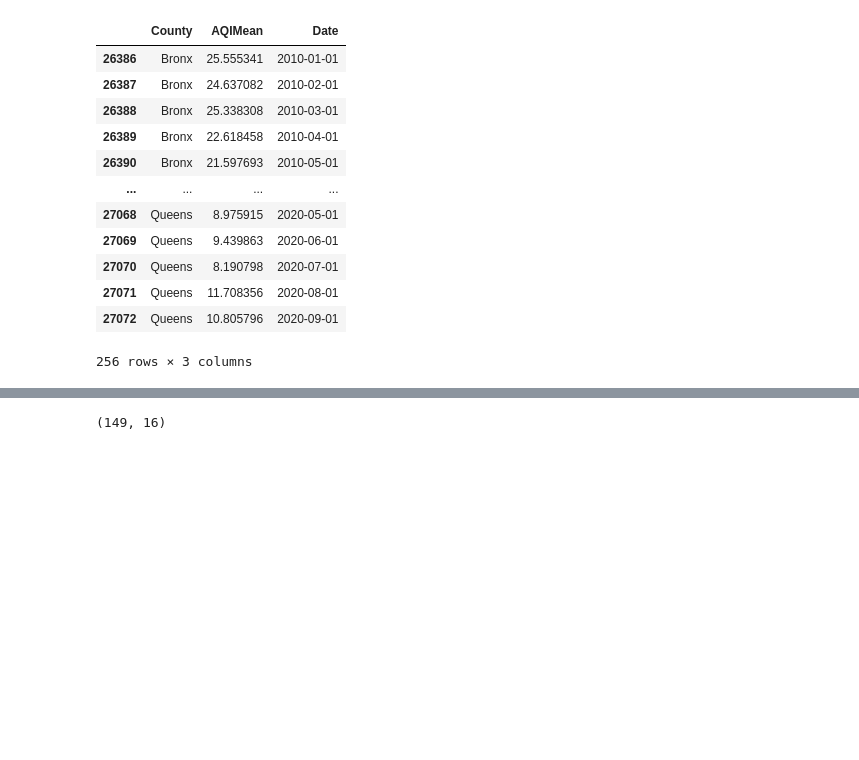
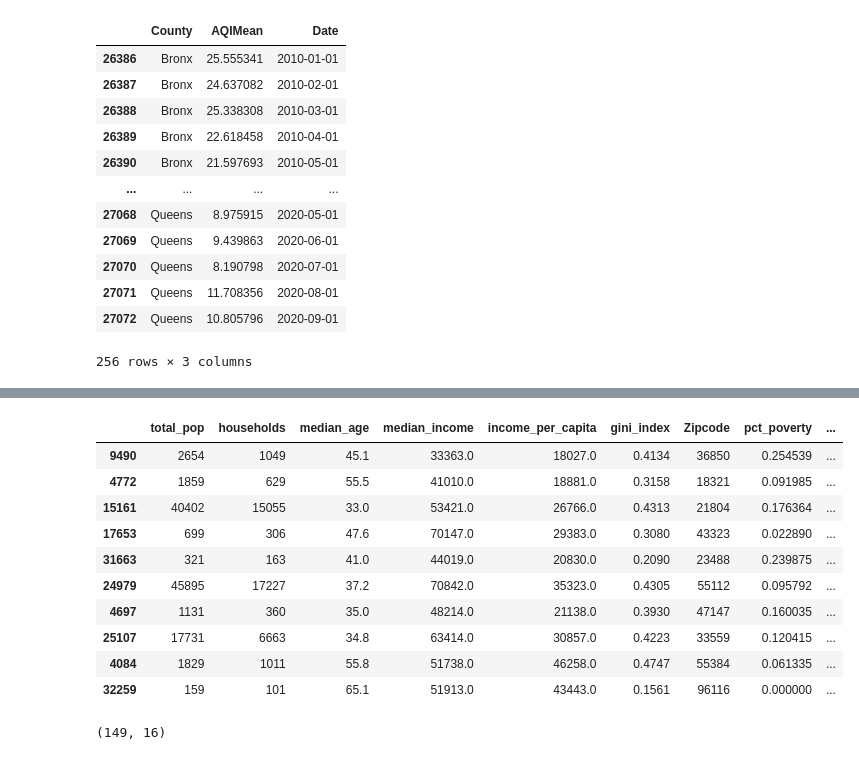
Before and after one commit to EugeniaDickson/zillow_rent_index, a Jupyter notebook: casey/pipeline-execution-test.ipynb, the cells around one changed output, grey strips where cells are left out. Cells and saved outputs as stored; diff of their text form; code cells hidden in the pictures; blank space fills up the shorter version.

Commit message:
census feature engineering

```diff
--- a/casey/pipeline-execution-test.ipynb
+++ b/casey/pipeline-execution-test.ipynb
@@ -164,5 +184,5 @@ df = df.merge(nyc_persinc, 'left', on ='Year')
 # %%
-acs = nyc_census[['do_date','total_pop','households','median_age','median_income','income_per_capita','pop_determined_poverty_status',
+acs = census_data[['do_date','total_pop','households','median_age','median_income','income_per_capita','pop_determined_poverty_status',
                   'poverty','gini_index','housing_units','different_house_year_ago_different_city','different_house_year_ago_same_city',
-                  'aggregate_travel_time_to_work','bachelors_degree','employed_pop','unemployed_pop',
+                  'pop_in_labor_force','aggregate_travel_time_to_work','bachelors_degree','employed_pop','unemployed_pop',
                   'employed_arts_entertainment_recreation_accommodation_food','Zipcode']].copy()
@@ -173,14 +191,26 @@ acs.drop(['poverty','pop_determined_poverty_status'],axis=1,inplace=True)
 # %%
+# pct poverty
+acs['pct_poverty'] = acs['poverty']/acs['pop_determined_poverty_status']
+acs.drop(['poverty','pop_determined_poverty_status'],axis=1,inplace=True)
+
+# estimated number of homes for each household (scarse? or many available?)
 acs['housing_availability'] = acs['housing_units']/acs['households']
+# estimated number of people per household
 acs['home_density'] = acs['total_pop']/acs['households']
 
-acs['pct_employed'] = acs['employed_pop']/acs['total_pop']
+acs['pct_employed'] = acs['employed_pop']/acs['pop_in_labor_force']
 acs['pct_jobs_nightlife'] = acs['employed_arts_entertainment_recreation_accommodation_food']/acs['employed_pop']
-acs['pct_unemployed'] = acs['unemployed_pop']/acs['total_pop']
+acs['pct_unemployed'] = acs['unemployed_pop']/acs['pop_in_labor_force']
 
+# have moved from somewhere else in the same city
 acs['move_within_city'] = acs['different_house_year_ago_same_city']/acs['total_pop']
+# have moved to this city from a new city
 acs['move_new_city'] = acs['different_house_year_ago_different_city']/acs['total_pop']
 acs['avg_commute_time'] = acs['aggregate_travel_time_to_work'] / acs['employed_pop']
 
-acs.drop(['housing_units','employed_pop','employed_arts_entertainment_recreation_accommodation_food','unemployed_pop'],axis=1,inplace=True)
-acs.drop(['different_house_year_ago_same_city','different_house_year_ago_different_city','aggregate_travel_time_to_work'],axis=1,inplace=True)
+acs.drop(['pop_in_labor_force','housing_units','employed_pop','employed_arts_entertainment_recreation_accommodation_food','unemployed_pop',
+          'different_house_year_ago_same_city','different_house_year_ago_different_city','aggregate_travel_time_to_work'],axis=1,inplace=True)
+
+# percent of population w/ bachelors degree
+acs['pct_college'] = acs['bachelors_degree'] / acs['total_pop']
+acs.drop('bachelors_degree',axis=1,inplace=True)
@@ -190,3 +217,17 @@ acs.drop('bachelors_degree',axis=1,inplace=True)
+# %%
+acs.sample(10)
+# %% [output]
+|  | total_pop | households | median_age | median_income | income_per_capita | gini_index | Zipcode | pct_poverty | ... |
+| 9490 | 2654 | 1049 | 45.1 | 33363.0 | 18027.0 | 0.4134 | 36850 | 0.254539 | ... |
+| 4772 | 1859 | 629 | 55.5 | 41010.0 | 18881.0 | 0.3158 | 18321 | 0.091985 | ... |
+| 15161 | 40402 | 15055 | 33.0 | 53421.0 | 26766.0 | 0.4313 | 21804 | 0.176364 | ... |
+| 17653 | 699 | 306 | 47.6 | 70147.0 | 29383.0 | 0.3080 | 43323 | 0.022890 | ... |
+| 31663 | 321 | 163 | 41.0 | 44019.0 | 20830.0 | 0.2090 | 23488 | 0.239875 | ... |
+| 24979 | 45895 | 17227 | 37.2 | 70842.0 | 35323.0 | 0.4305 | 55112 | 0.095792 | ... |
+| 4697 | 1131 | 360 | 35.0 | 48214.0 | 21138.0 | 0.3930 | 47147 | 0.160035 | ... |
+| 25107 | 17731 | 6663 | 34.8 | 63414.0 | 30857.0 | 0.4223 | 33559 | 0.120415 | ... |
+| 4084 | 1829 | 1011 | 55.8 | 51738.0 | 46258.0 | 0.4747 | 55384 | 0.061335 | ... |
+| 32259 | 159 | 101 | 65.1 | 51913.0 | 43443.0 | 0.1561 | 96116 | 0.000000 | ... |
 # %%
 acs.drop('do_date',axis=1,inplace=True)
 # %%
```
Also changed, not shown: parts of 4 cells of this notebook.
